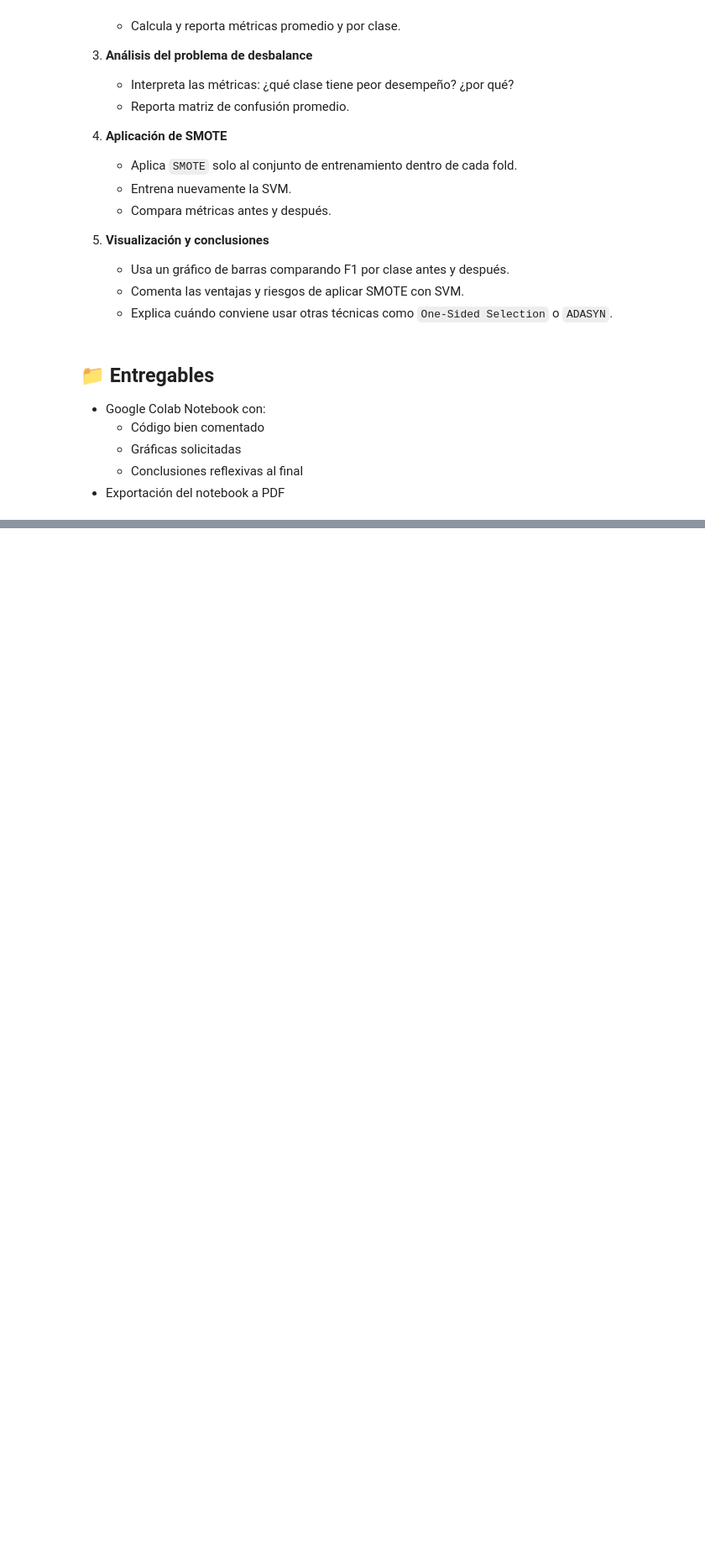
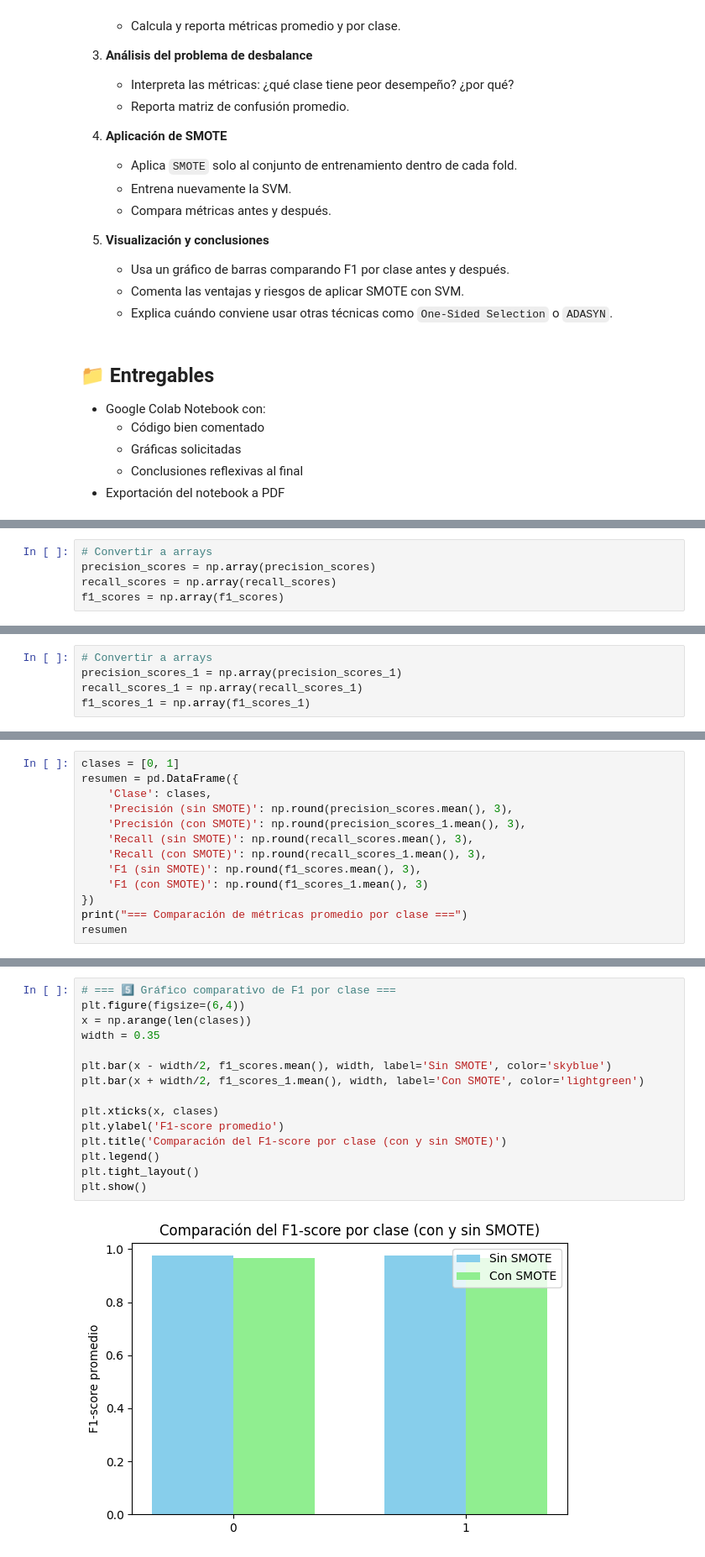
Before and after one commit to GustavoHDLC1/Colab_Files_PADP, a Jupyter notebook: Tarea_SVM_Clases_No_Balanceadas.ipynb, the cells around one changed output, grey strips where cells are left out. Shown at 84% size. Cells and saved outputs as stored; diff of their text form; blank space fills up the shorter version.

```diff
--- a/Tarea_SVM_Clases_No_Balanceadas.ipynb
+++ b/Tarea_SVM_Clases_No_Balanceadas.ipynb
@@ -59,0 +206,5 @@ Al finalizar esta tarea, el estudiante será capaz de:
+# %%
+# Convertir a arrays
+precision_scores = np.array(precision_scores)
+recall_scores = np.array(recall_scores)
+f1_scores = np.array(f1_scores)
@@ -59,0 +274,5 @@ Al finalizar esta tarea, el estudiante será capaz de:
+# %%
+# Convertir a arrays
+precision_scores_1 = np.array(precision_scores_1)
+recall_scores_1 = np.array(recall_scores_1)
+f1_scores_1 = np.array(f1_scores_1)
@@ -59,0 +313,13 @@ Al finalizar esta tarea, el estudiante será capaz de:
+# %%
+clases = [0, 1]
+resumen = pd.DataFrame({
+    'Clase': clases,
+    'Precisión (sin SMOTE)': np.round(precision_scores.mean(), 3),
+    'Precisión (con SMOTE)': np.round(precision_scores_1.mean(), 3),
+    'Recall (sin SMOTE)': np.round(recall_scores.mean(), 3),
+    'Recall (con SMOTE)': np.round(recall_scores_1.mean(), 3),
+    'F1 (sin SMOTE)': np.round(f1_scores.mean(), 3),
+    'F1 (con SMOTE)': np.round(f1_scores_1.mean(), 3)
+})
+print("=== Comparación de métricas promedio por clase ===")
+resumen
@@ -59,0 +331,17 @@ Al finalizar esta tarea, el estudiante será capaz de:
+# %%
+# === 5️⃣ Gráfico comparativo de F1 por clase ===
+plt.figure(figsize=(6,4))
+x = np.arange(len(clases))
+width = 0.35
+
+plt.bar(x - width/2, f1_scores.mean(), width, label='Sin SMOTE', color='skyblue')
+plt.bar(x + width/2, f1_scores_1.mean(), width, label='Con SMOTE', color='lightgreen')
+
+plt.xticks(x, clases)
+plt.ylabel('F1-score promedio')
+plt.title('Comparación del F1-score por clase (con y sin SMOTE)')
+plt.legend()
+plt.tight_layout()
+plt.show()
+# %% [output]
+[figure, added]
```
Also changed, not shown: parts of 37 cells of this notebook.
